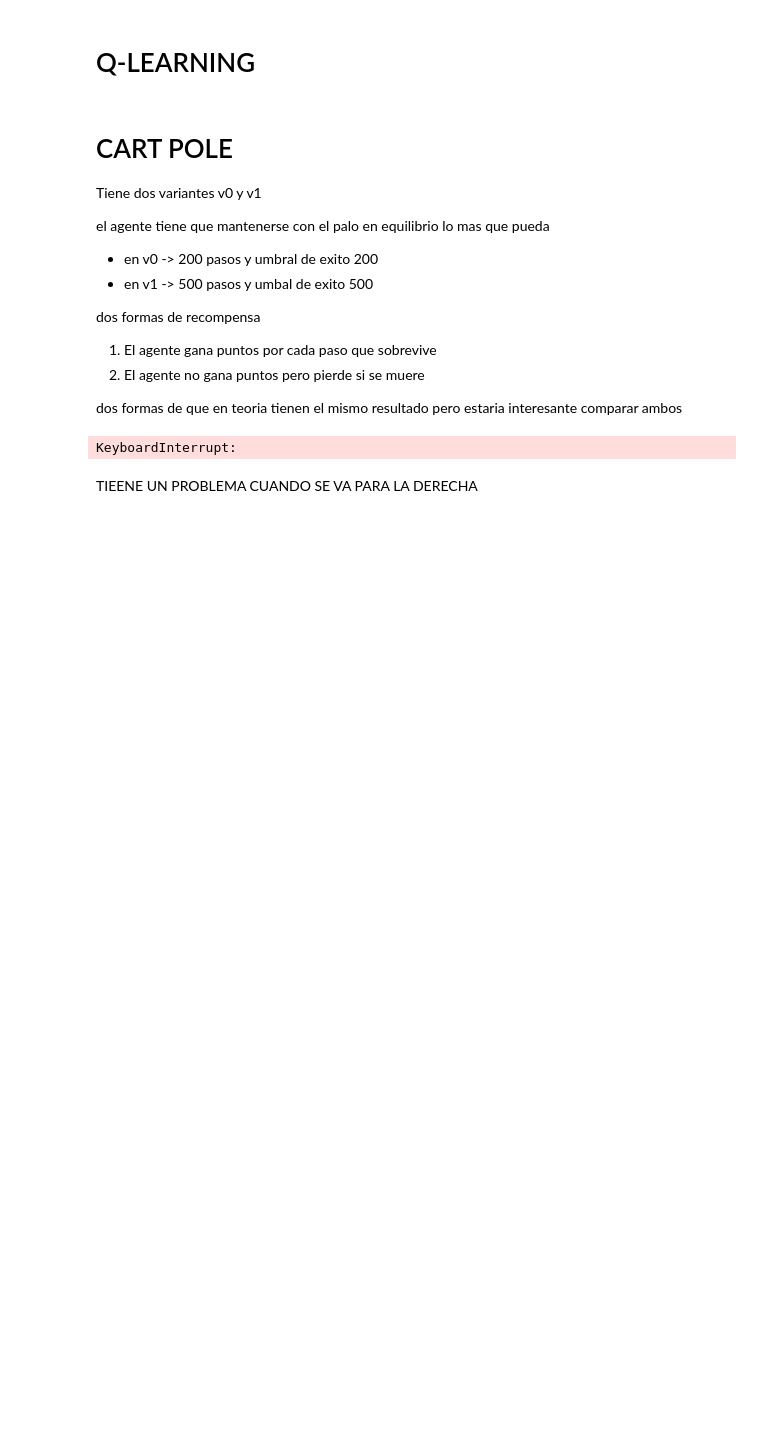
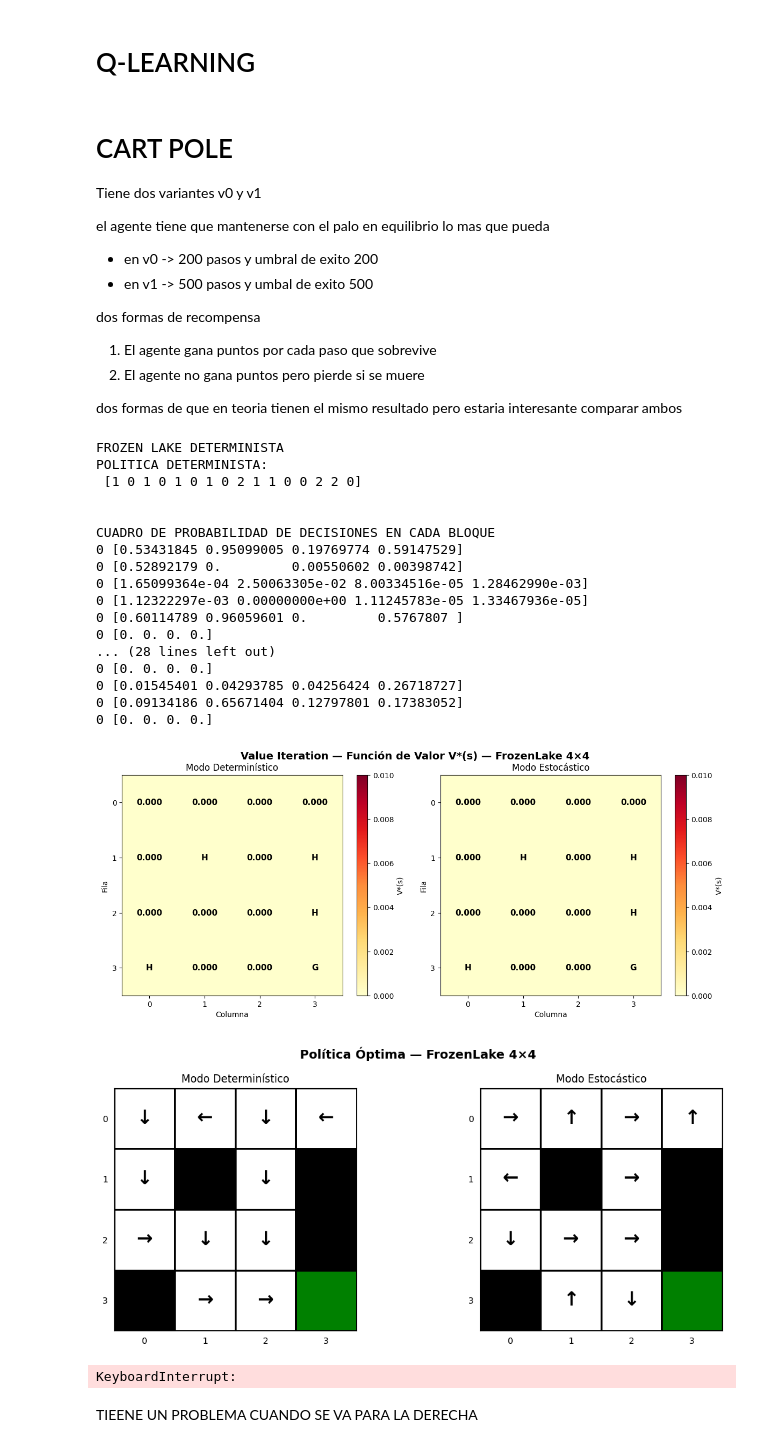
Before and after one commit to Alaan20/LAB3-IA-JUEGO, a Jupyter notebook: LAB-NOTEBOOK.ipynb, the cells around one changed output. Saved outputs shown, nothing was run; the diff lists cells and outputs as text; code cells hidden in the pictures; blank space fills up the shorter version.

Commit message:
Q-Learning aplicado y mejorado

```diff
--- a/LAB-NOTEBOOK.ipynb
+++ b/LAB-NOTEBOOK.ipynb
@@ -508,5 +509,58 @@ def apren_q(entorno, episodios=10000, alfa=0.05, gamma=0.99,
     # eso creo que no hace falta porque no hacemos ningun escenario en 3D
     return Q, politica, recompensas_por_episodio
+# %%
+dimension = 4
+
+def ejecutar_q_learning_frozen_lake(boolean_estocastico, dim):
+
+    if boolean_estocastico:
+        tipo_frozen = "ESTOCÁSTICO"
+    else:
+        tipo_frozen = "DETERMINISTA"
+    entorno = gym.make("FrozenLake-v1", is_slippery=boolean_estocastico)
+    Q_obt, politica_a_devolver, recompensas = apren_q(
+        entorno, es_continuo=False,
+        alfa=0.01)
+
+    print(f"FROZEN LAKE {tipo_frozen}")
+    print(f"POLITICA {tipo_frozen}: \n",politica_a_devolver)
+    print('\n')
+    i = 0
+    Q_a_devolver = np.zeros(16)
+    print('CUADRO DE PROBABILIDAD DE DECISIONES EN CADA BLOQUE')
+    for j in Q_obt:
+        print(f'{i}',j)
+        Q_a_devolver[i] = max(j)
+    i += 1
+
+    return Q_a_devolver, politica_a_devolver, recompensas
+
+Q_determinista, politica_determinista, recompensas_determinista = ejecutar_q_learning_frozen_lake(False, dimension)
+
+Q_estocastica, politica_estocastica, recompensas_estocastica = ejecutar_q_learning_frozen_lake(True, dimension)
+
+graficar_valor_iteration(Q_determinista, Q_estocastica, f"q_value_{dimension}x{dimension}.png", dimension)
+graficar_politica_frozen_lake(politica_determinista, politica_estocastica, Q_determinista, Q_estocastica,f"q_politica_{dimension}x{dimension}.png", dimension)
+# %% [output]
+FROZEN LAKE DETERMINISTA
+POLITICA DETERMINISTA:
+ [1 0 1 0 1 0 1 0 2 1 1 0 0 2 2 0]
+
+
+CUADRO DE PROBABILIDAD DE DECISIONES EN CADA BLOQUE
+0 [0.53431845 0.95099005 0.19769774 0.59147529]
+0 [0.52892179 0.         0.00550602 0.00398742]
+0 [1.65099364e-04 2.50063305e-02 8.00334516e-05 1.28462990e-03]
+0 [1.12322297e-03 0.00000000e+00 1.11245783e-05 1.33467936e-05]
+0 [0.60114789 0.96059601 0.         0.5767807 ]
+0 [0. 0. 0. 0.]
+... (28 lines left out)
+0 [0. 0. 0. 0.]
+0 [0.01545401 0.04293785 0.04256424 0.26718727]
+0 [0.09134186 0.65671404 0.12797801 0.17383052]
+0 [0. 0. 0. 0.]
+[figure, added]
+[figure, added]
 # %%
 # MountainCar: funciona sin tocar nada, los límites son finitos
 # entorno = gym.make("MountainCar-v0")
```
Also changed, not shown: parts of 1 cell of this notebook, 2 other files.
